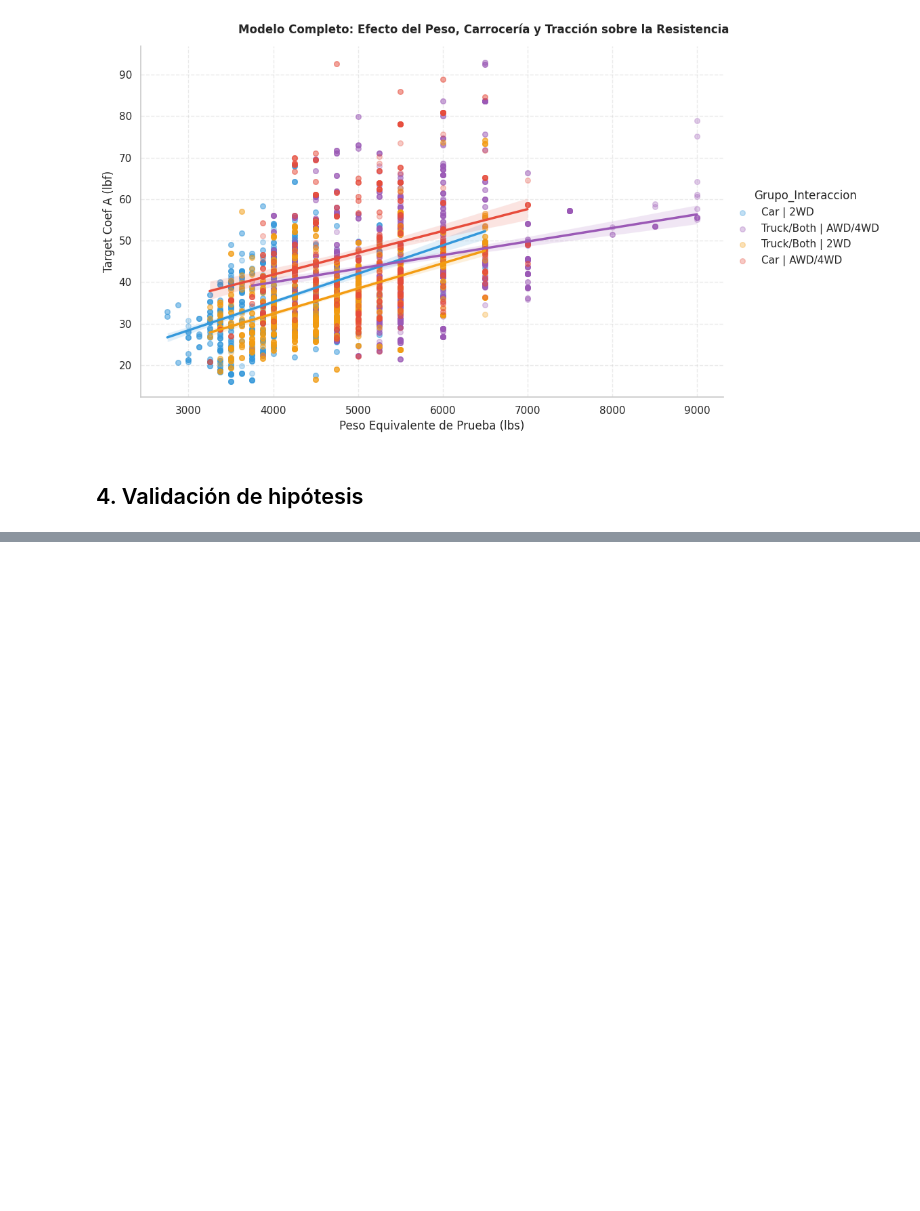
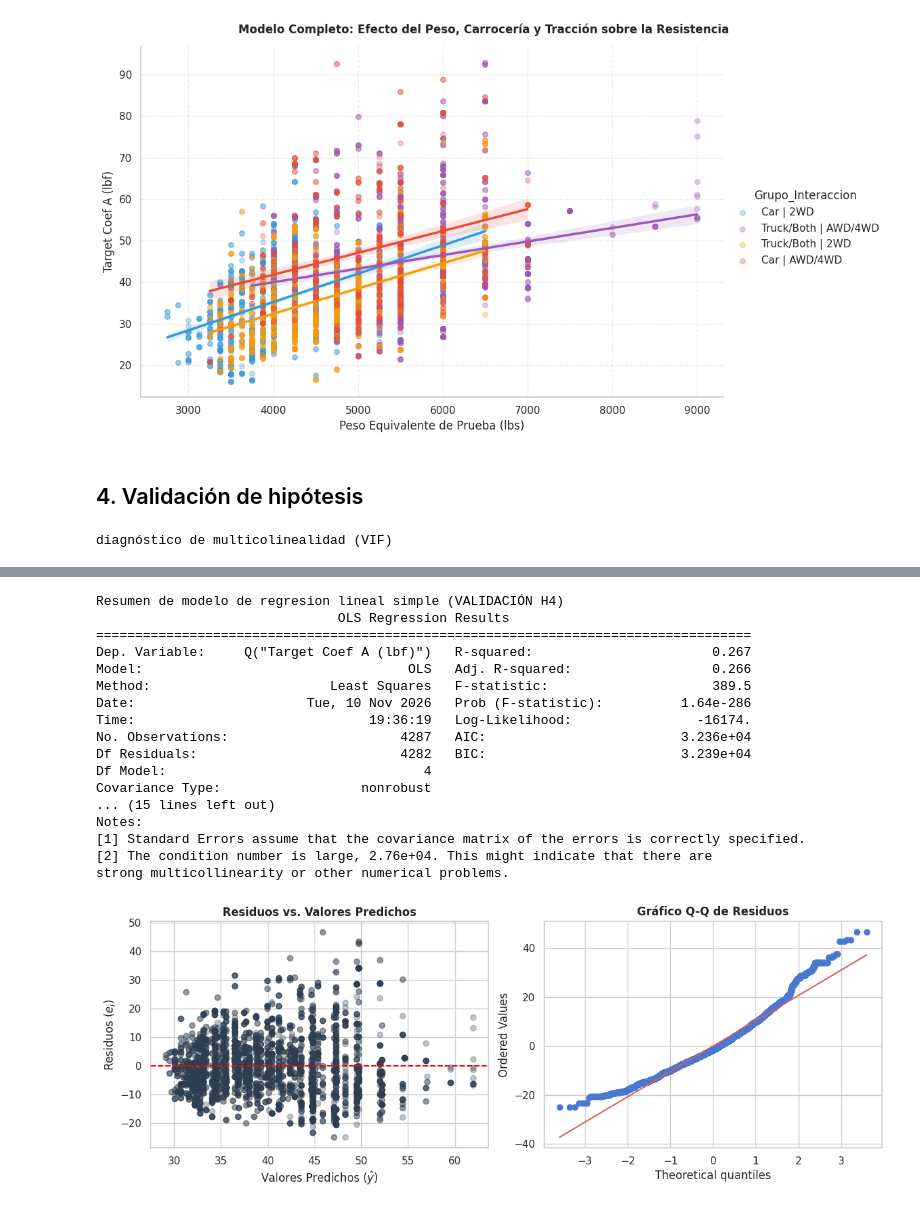
Before and after one commit to jpedonediez/Fundamentos, a Jupyter notebook: tpe_EPA_FE.ipynb, the cells around one changed output, grey strips where cells are left out. Cells and saved outputs as stored; diff of their text form; code cells hidden in the pictures; blank space fills up the shorter version.

```diff
--- a/tpe_EPA_FE.ipynb
+++ b/tpe_EPA_FE.ipynb
@@ -906,3 +906,64 @@ plt.show()
 [figure]
 # %% [markdown]
 ## 4. Validación de hipótesis
+# %%
+import statsmodels.api as sm
+import statsmodels.formula.api as smf
+from statsmodels.stats.outliers_influence import variance_inflation_factor
+import scipy.stats as stats
+import matplotlib.pyplot as plt
+
+
+# 1. DIAGNÓSTICO DE MULTICOLINEALIDAD (VIF)
+# Usamos las variables cuantitativas y binarias ya creadas en dataset['h4_df']
+
+X_vif = dataset["h4_df"][["Equivalent Test Weight (lbs.)", "Es_Truck_o_Both", "Es_AWD_4WD"]].dropna()
+X_vif_const = sm.add_constant(X_vif)
+
+vif_df = pd.DataFrame({
+    "Predictor": X_vif_const.columns[1:],
+    "VIF": [variance_inflation_factor(X_vif_const.values, i) for i in range(1, X_vif_const.shape[1])]
+})
+
+print("diagnóstico de multicolinealidad (VIF)")
+display(vif_df)
+
+
+
+# 2. AJUSTE DEL MODELO DE REGRESIÓN LINEAL MÚLTIPLE (OLS)
+# Se incluye el término de interacción entre la estructura y la tracción
+
+formula_h4 = 'Q("Target Coef A (lbf)") ~ Q("Equivalent Test Weight (lbs.)") + Es_Truck_o_Both * Es_AWD_4WD'
+modelo_h4 = smf.ols(formula=formula_h4, data=dataset["h4_df"]).fit()
+
+print("Resumen de modelo de regresion lineal simple (VALIDACIÓN H4)")
+print(modelo_h4.summary())
+
+#para ver si rechazo H0 miro Prob (F-statistic):          1.64e-286, la cual es menor a 0.05 entonces se rechaza H0
+
+
+
+# 3. diangnóstico gráfico de residuos (SUPUESTOS DE HOMOCEDASTICIDAD Y NORMALIDAD)
+# residuo es la diferencia entre le vlaor real meiddo en el laboratorio (y) y el vlor que predice mi modelo
+# es necesario caluclarlo pq la regresión OLS exige que los errores sean ruido aleatorio sin patrones
+
+residuos = modelo_h4.resid
+valores_ajustados = modelo_h4.fittedvalues
+
+fig, axes = plt.subplots(1, 2, figsize=(12, 4.5))
+
+# A. Residuos vs Valores Predichos (Evalúa Homocedasticidad)
+axes[0].scatter(valores_ajustados, residuos, alpha=0.3, color='#2c3e50')
+axes[0].axhline(0, color='red', linestyle='--')
+axes[0].set_title('Residuos vs. Valores Predichos', fontweight='bold')
+axes[0].set_xlabel(r'Valores Predichos ($\hat{y}$)')
+axes[0].set_ylabel('Residuos ($e_i$)')
+
+# B. Q-Q Plot de Residuos (Evalúa Normalidad)
+stats.probplot(residuos, dist="norm", plot=axes[1])
+axes[1].set_title('Gráfico Q-Q de Residuos', fontweight='bold')
+
+plt.tight_layout()
+plt.show()
+# %% [output]
+diagnóstico de multicolinealidad (VIF)
@@ -908,0 +974,18 @@ plt.show()
+Resumen de modelo de regresion lineal simple (VALIDACIÓN H4)
+                               OLS Regression Results
+====================================================================================
+Dep. Variable:     Q("Target Coef A (lbf)")   R-squared:                       0.267
+Model:                                  OLS   Adj. R-squared:                  0.266
+Method:                       Least Squares   F-statistic:                     389.5
+Date:                      Tue, 10 Nov 2026   Prob (F-statistic):          1.64e-286
+Time:                              19:36:19   Log-Likelihood:                -16174.
+No. Observations:                      4287   AIC:                         3.236e+04
+Df Residuals:                          4282   BIC:                         3.239e+04
+Df Model:                                 4
+Covariance Type:                  nonrobust
+... (15 lines left out)
+Notes:
+[1] Standard Errors assume that the covariance matrix of the errors is correctly specified.
+[2] The condition number is large, 2.76e+04. This might indicate that there are
+strong multicollinearity or other numerical problems.
+[figure, added]
```
Also changed, not shown: parts of 1 cell of this notebook.
